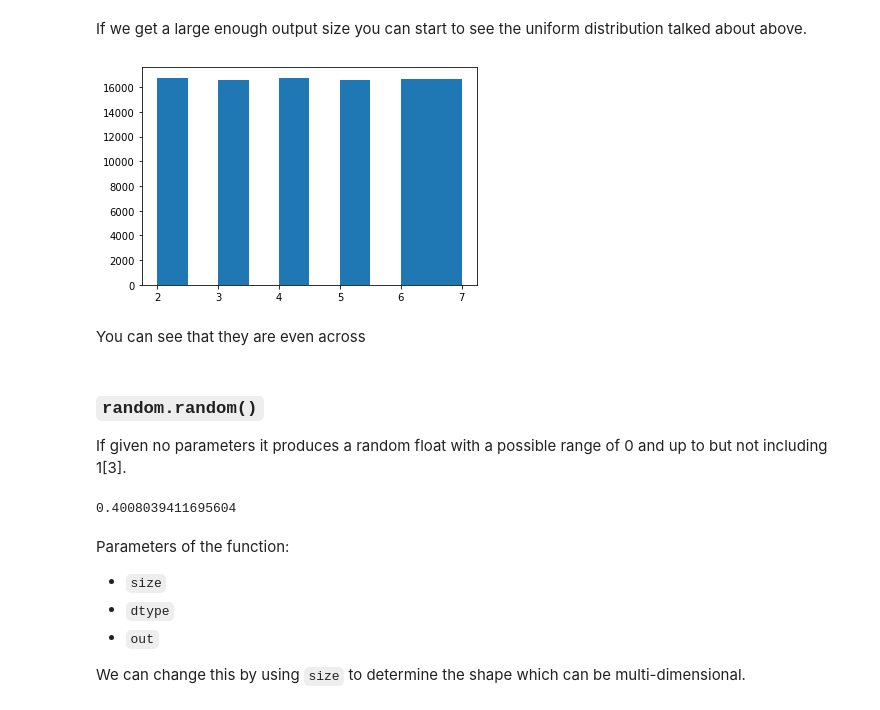
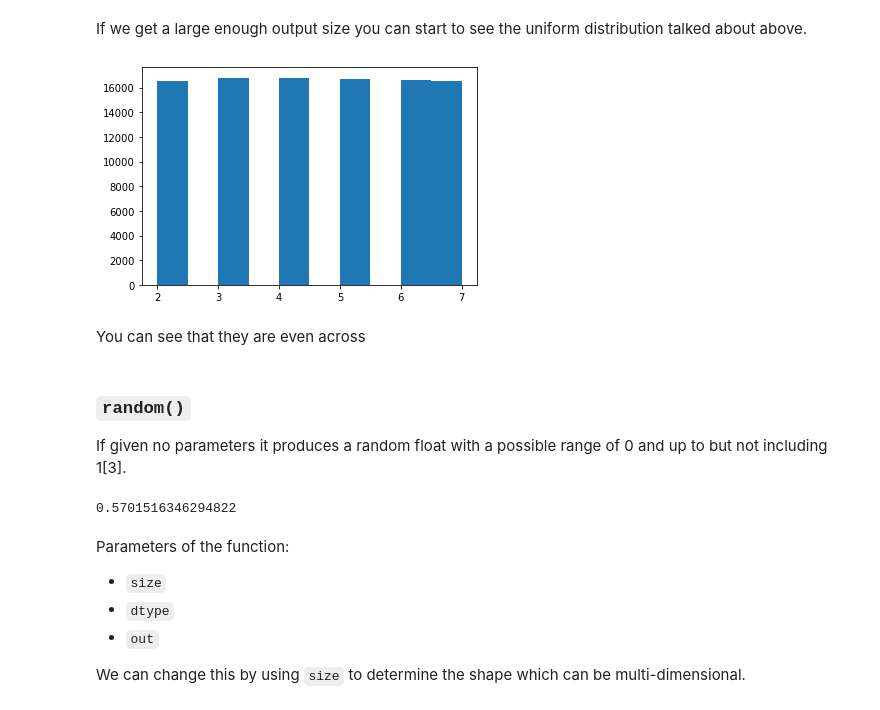
Before and after one commit to sean-meade/Programming-for-Data-Analysis-Assignment, a Jupyter notebook: NumPy random package explained.ipynb, the cells around one changed output. Drawn from its saved outputs; the diff is of its cells as text; code cells hidden in the pictures.

```diff
--- a/NumPy random package explained.ipynb
+++ b/NumPy random package explained.ipynb
@@ -55,21 +63,22 @@ Which we do!
 # %% [markdown]
 If we get a large enough output size you can start to see the uniform distribution talked about above.
 # %%
-y = rng.integers(low=2, high=8, size=100000)
-plt.hist(y)
+# show the histogram of the return of 100,000 integers from 2 to 7
+plt.hist(rng.integers(low=2, high=8, size=100000))
 plt.show()
 # %% [output]
-[figure, old version]
+[figure, new version]
 # %% [markdown]
 You can see that they are even across
 # %% [markdown]
-### `random.random()`
+### `random()`
 
 If given no parameters it produces a random float with a possible range of 0 and up to but not including 1[3].
-# %%
-rng.random()
-# %% [output]
-0.4008039411695604
+# %%
+# return a random float with a possible range of 0 and up to but not including 1
+rng.random()
+# %% [output]
+0.5701516346294822
 # %% [markdown]
 Parameters of the function:
 
```
Also changed, not shown: parts of 65 cells of this notebook.
